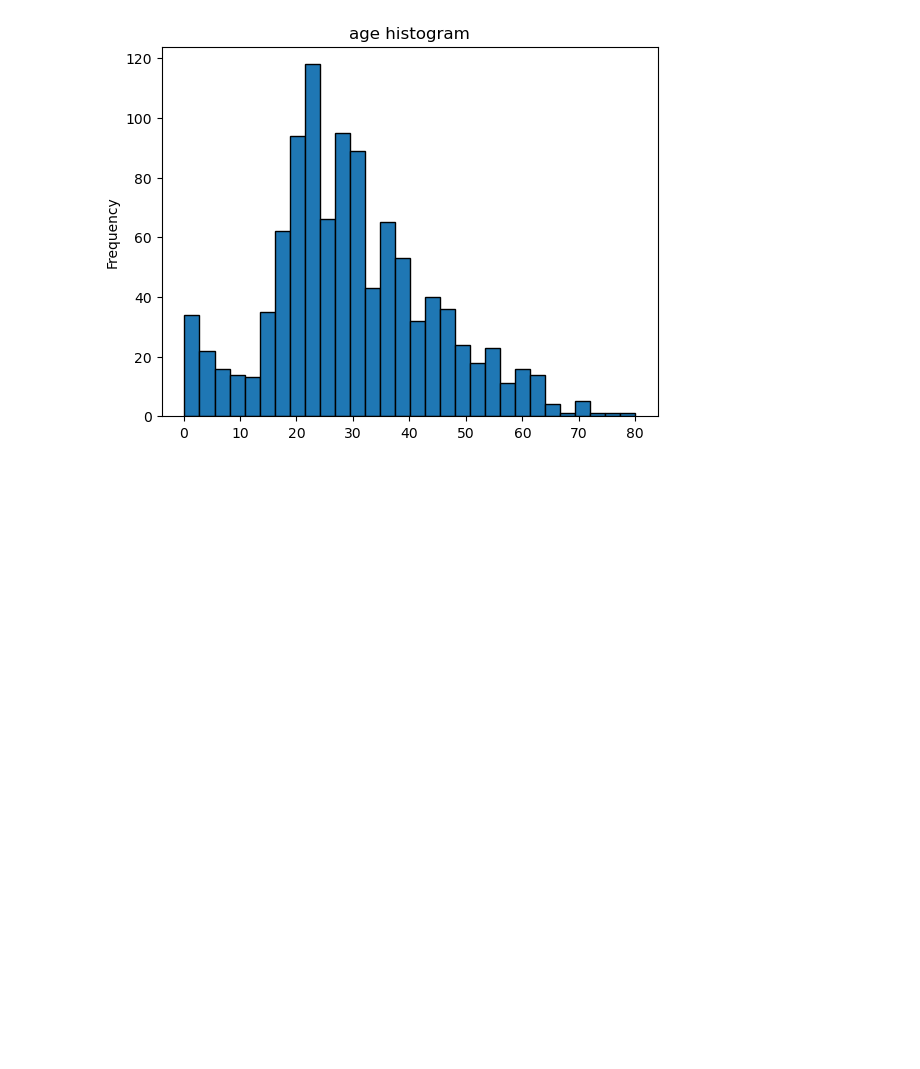
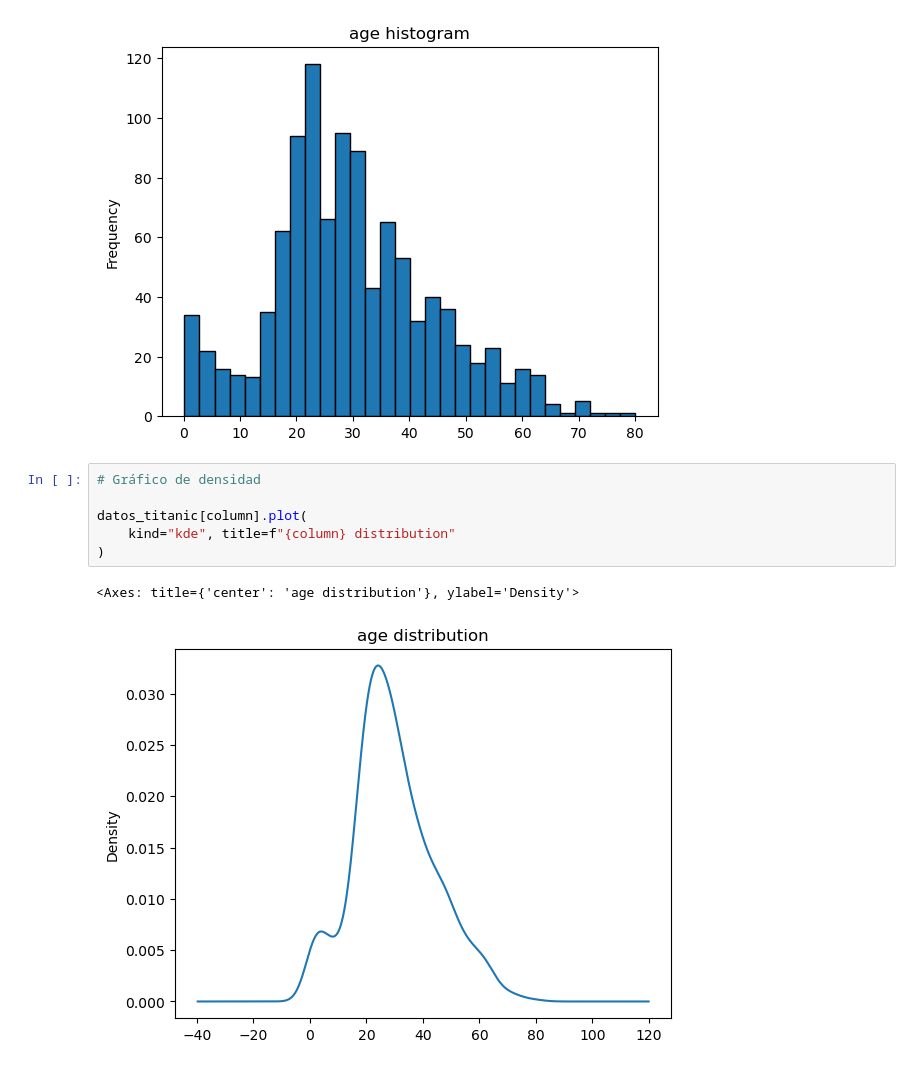
Before and after one commit to dpalacioj/DataAI-Fundamentos-Aplicaciones, a Jupyter notebook: Analitica/proyectos/titanic/notebooks/03_analisis_datos_EDA.ipynb, the cells around one changed output. Cells and saved outputs as stored; diff of their text form; blank space fills up the shorter version.

```diff
--- a/Analitica/proyectos/titanic/notebooks/03_analisis_datos_EDA.ipynb
+++ b/Analitica/proyectos/titanic/notebooks/03_analisis_datos_EDA.ipynb
@@ -175,3 +175,12 @@ datos_titanic[column].plot(
 # %% [output]
 <Axes: title={'center': 'age histogram'}, ylabel='Frequency'>
 [figure]
+# %%
+# Gráfico de densidad
+
+datos_titanic[column].plot(
+    kind="kde", title=f"{column} distribution"
+)
+# %% [output]
+<Axes: title={'center': 'age distribution'}, ylabel='Density'>
+[figure, added]
```
Also changed, not shown: parts of 71 cells of this notebook.
